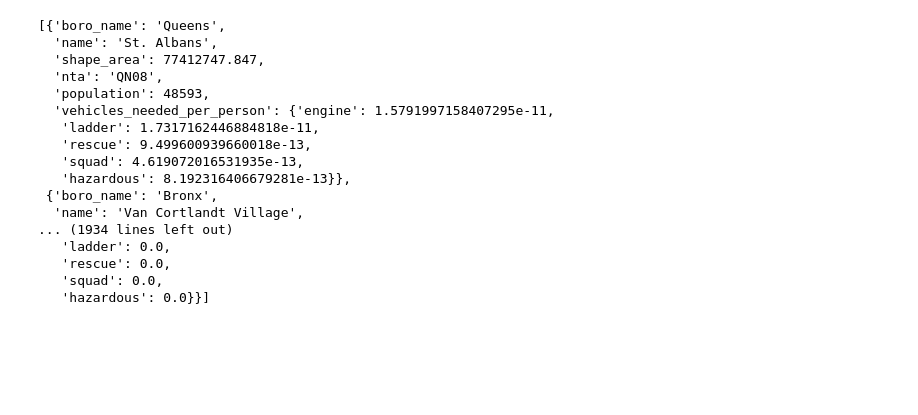
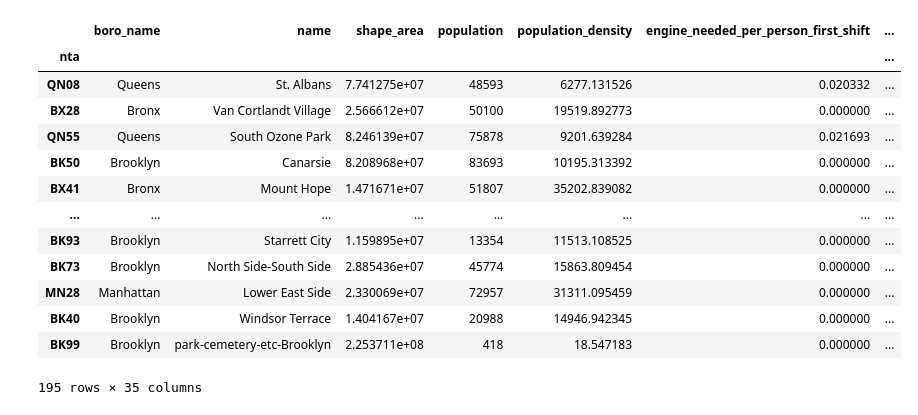
Before and after one commit to danieleborghe/optimization-project-1-UPV, a Jupyter notebook: vehicles_needed_per_person_calculation.ipynb, the cells around one changed output. Saved outputs shown, nothing was run; the diff lists cells and outputs as text; code cells hidden in the pictures; blank space fills up the shorter version.

```diff
--- a/vehicles_needed_per_person_calculation.ipynb
+++ b/vehicles_needed_per_person_calculation.ipynb
@@ -113,20 +23,0 @@ for neighbor in ntas_db:
-# %%
-ntas_db
-# %% [output]
-[{'boro_name': 'Queens',
-  'name': 'St. Albans',
-  'shape_area': 77412747.847,
-  'nta': 'QN08',
-  'population': 48593,
-  'vehicles_needed_per_person': {'engine': 1.5791997158407295e-11,
-   'ladder': 1.7317162446884818e-11,
-   'rescue': 9.499600939660018e-13,
-   'squad': 4.619072016531935e-13,
-   'hazardous': 8.192316406679281e-13}},
- {'boro_name': 'Bronx',
-  'name': 'Van Cortlandt Village',
-... (1934 lines left out)
-   'ladder': 0.0,
-   'rescue': 0.0,
-   'squad': 0.0,
-   'hazardous': 0.0}}]
@@ -132,0 +130,19 @@ ntas_db
+# %%
+# get dataframe of the neighborhoods
+df_ntas = pd.DataFrame(ntas_db).set_index("nta")
+df_ntas
+# %% [output]
+|  | boro_name | name | shape_area | population | population_density | engine_needed_per_person_first_shift | ... |
+| nta |  |  |  |  |  |  | ... |
+| QN08 | Queens | St. Albans | 7.741275e+07 | 48593 | 6277.131526 | 0.020332 | ... |
+| BX28 | Bronx | Van Cortlandt Village | 2.566612e+07 | 50100 | 19519.892773 | 0.000000 | ... |
+| QN55 | Queens | South Ozone Park | 8.246139e+07 | 75878 | 9201.639284 | 0.021693 | ... |
+| BK50 | Brooklyn | Canarsie | 8.208968e+07 | 83693 | 10195.313392 | 0.000000 | ... |
+| BX41 | Bronx | Mount Hope | 1.471671e+07 | 51807 | 35202.839082 | 0.000000 | ... |
+| ... | ... | ... | ... | ... | ... | ... | ... |
+| BK93 | Brooklyn | Starrett City | 1.159895e+07 | 13354 | 11513.108525 | 0.000000 | ... |
+| BK73 | Brooklyn | North Side-South Side | 2.885436e+07 | 45774 | 15863.809454 | 0.000000 | ... |
+| MN28 | Manhattan | Lower East Side | 2.330069e+07 | 72957 | 31311.095459 | 0.000000 | ... |
+| BK40 | Brooklyn | Windsor Terrace | 1.404167e+07 | 20988 | 14946.942345 | 0.000000 | ... |
+| BK99 | Brooklyn | park-cemetery-etc-Brooklyn | 2.253711e+08 | 418 | 18.547183 | 0.000000 | ... |
+195 rows × 35 columns
```
Also changed, not shown: parts of 21 cells of this notebook, 16 other files.
